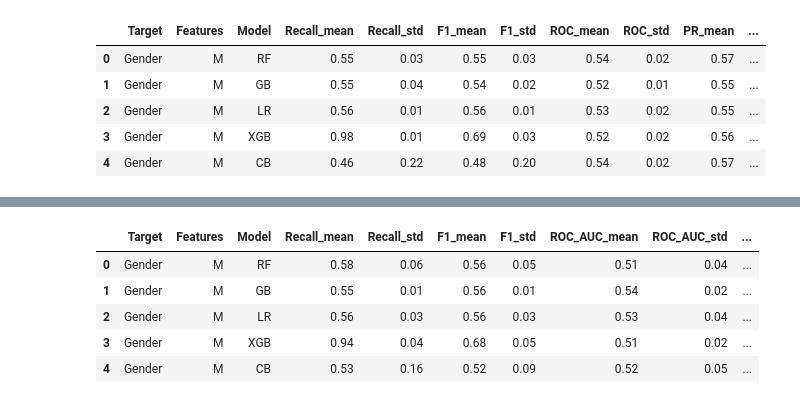
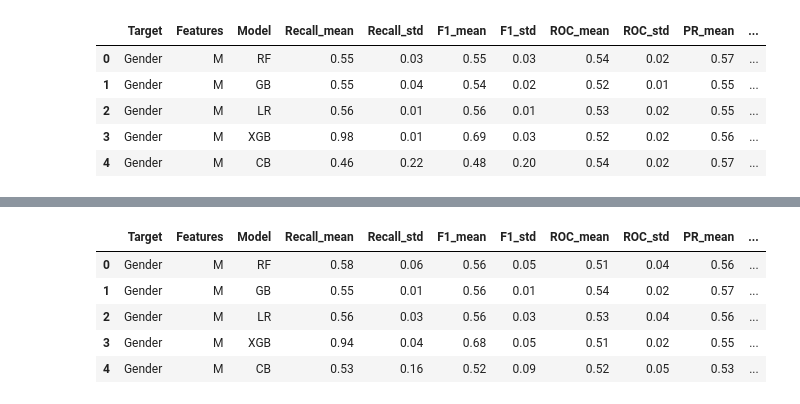
Before and after one commit to Crazz-Zaac/informative-missingness, a Jupyter notebook: project/notebooks/test.ipynb, the cells around one changed output, grey strips where cells are left out. Drawn from its saved outputs; the diff is of its cells as text; code cells hidden in the pictures.

```diff
--- a/project/notebooks/test.ipynb
+++ b/project/notebooks/test.ipynb
@@ -242,38 +495,38 @@ nf_demographic = [
     ("Race", "MD", "CB", 0.50, 0.04, 0.46, 0.04, 0.56, 0.02, 0.43, 0.03),
 
     # Target: Age
     ("Age", "M", "RF", 0.69, 0.03, 0.75, 0.02, 0.61, 0.02, 0.83, 0.03),
     ("Age", "M", "GB", 0.72, 0.03, 0.77, 0.01, 0.61, 0.03, 0.83, 0.01),
     ("Age", "M", "LR", 0.70, 0.01, 0.75, 0.01, 0.59, 0.03, 0.83, 0.03),
     ("Age", "M", "XGB", 0.86, 0.05, 0.83, 0.02, 0.62, 0.02, 0.84, 0.03),
     ("Age", "M", "CB", 0.64, 0.06, 0.72, 0.04, 0.63, 0.04, 0.84, 0.04),
 
     ("Age", "D", "RF", 0.72, 0.03, 0.77, 0.02, 0.63, 0.02, 0.84, 0.03),
     ("Age", "D", "GB", 0.73, 0.03, 0.77, 0.02, 0.63, 0.06, 0.84, 0.03),
     ("Age", "D", "LR", 0.68, 0.02, 0.75, 0.01, 0.62, 0.05, 0.84, 0.04),
     ("Age", "D", "XGB", 0.84, 0.08, 0.82, 0.04, 0.63, 0.04, 0.84, 0.03),
     ("Age", "D", "CB", 0.66, 0.02, 0.74, 0.01, 0.65, 0.03, 0.85, 0.03),
 
     ("Age", "MD", "RF", 0.73, 0.04, 0.77, 0.03, 0.63, 0.03, 0.84, 0.03),
     ("Age", "MD", "GB", 0.74, 0.02, 0.78, 0.02, 0.62, 0.02, 0.84, 0.03),
     ("Age", "MD", "LR", 0.70, 0.01, 0.75, 0.01, 0.61, 0.04, 0.84, 0.03),
     ("Age", "MD", "XGB", 0.89, 0.03, 0.84, 0.01, 0.63, 0.02, 0.84, 0.03),
     ("Age", "MD", "CB", 0.67, 0.06, 0.74, 0.04, 0.65, 0.03, 0.85, 0.03),
 ]
 
 nf_demographic_df = pd.DataFrame(nf_demographic, columns=[
     "Target", "Features", "Model",
     "Recall_mean", "Recall_std",
     "F1_mean", "F1_std",
-    "ROC_AUC_mean", "ROC_AUC_std",
-    "PR_AUC_mean", "PR_AUC_std"
+    "ROC_mean", "ROC_std",
+    "PR_mean", "PR_std"
 ])
 
 nf_demographic_df.head()
 # %% [output]
-|  | Target | Features | Model | Recall_mean | Recall_std | F1_mean | F1_std | ROC_AUC_mean | ROC_AUC_std | ... |
-| 0 | Gender | M | RF | 0.58 | 0.06 | 0.56 | 0.05 | 0.51 | 0.04 | ... |
-| 1 | Gender | M | GB | 0.55 | 0.01 | 0.56 | 0.01 | 0.54 | 0.02 | ... |
-| 2 | Gender | M | LR | 0.56 | 0.03 | 0.56 | 0.03 | 0.53 | 0.04 | ... |
-| 3 | Gender | M | XGB | 0.94 | 0.04 | 0.68 | 0.05 | 0.51 | 0.02 | ... |
-| 4 | Gender | M | CB | 0.53 | 0.16 | 0.52 | 0.09 | 0.52 | 0.05 | ... |
+|  | Target | Features | Model | Recall_mean | Recall_std | F1_mean | F1_std | ROC_mean | ROC_std | PR_mean | ... |
+| 0 | Gender | M | RF | 0.58 | 0.06 | 0.56 | 0.05 | 0.51 | 0.04 | 0.56 | ... |
+| 1 | Gender | M | GB | 0.55 | 0.01 | 0.56 | 0.01 | 0.54 | 0.02 | 0.57 | ... |
+| 2 | Gender | M | LR | 0.56 | 0.03 | 0.56 | 0.03 | 0.53 | 0.04 | 0.56 | ... |
+| 3 | Gender | M | XGB | 0.94 | 0.04 | 0.68 | 0.05 | 0.51 | 0.02 | 0.55 | ... |
+| 4 | Gender | M | CB | 0.53 | 0.16 | 0.52 | 0.09 | 0.52 | 0.05 | 0.53 | ... |
```
Also changed, not shown: parts of 7 cells of this notebook, 21 other files.
